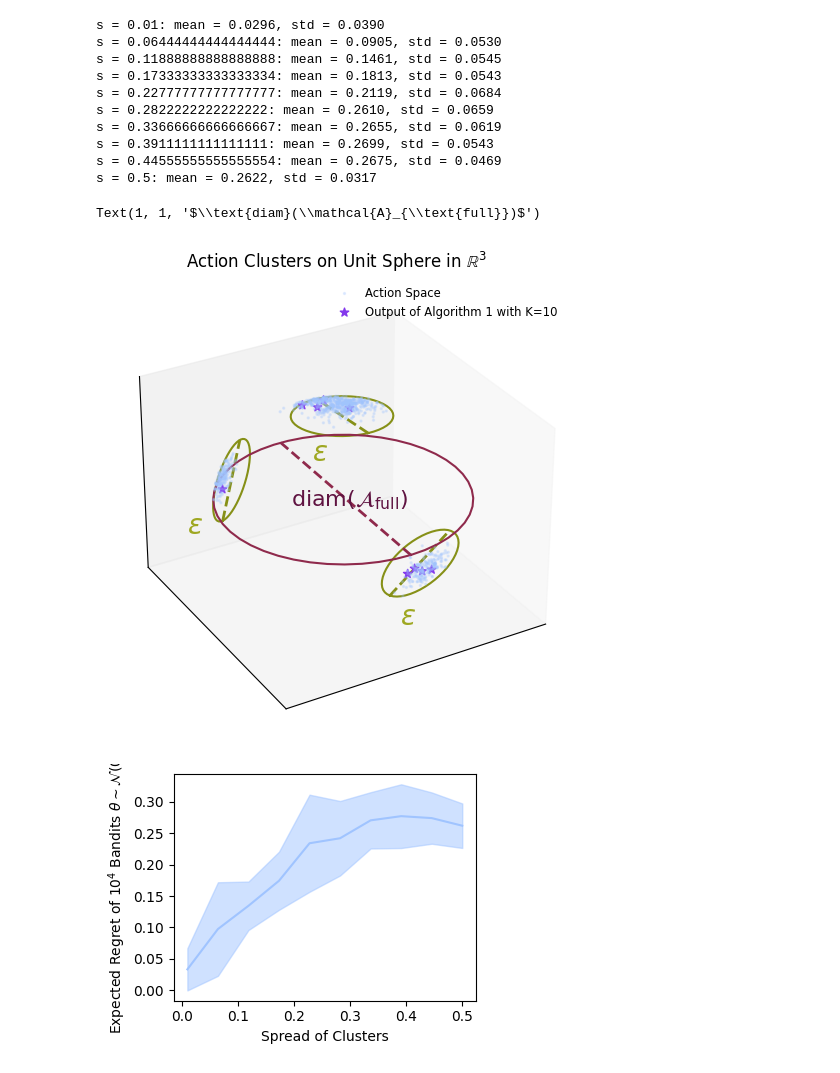
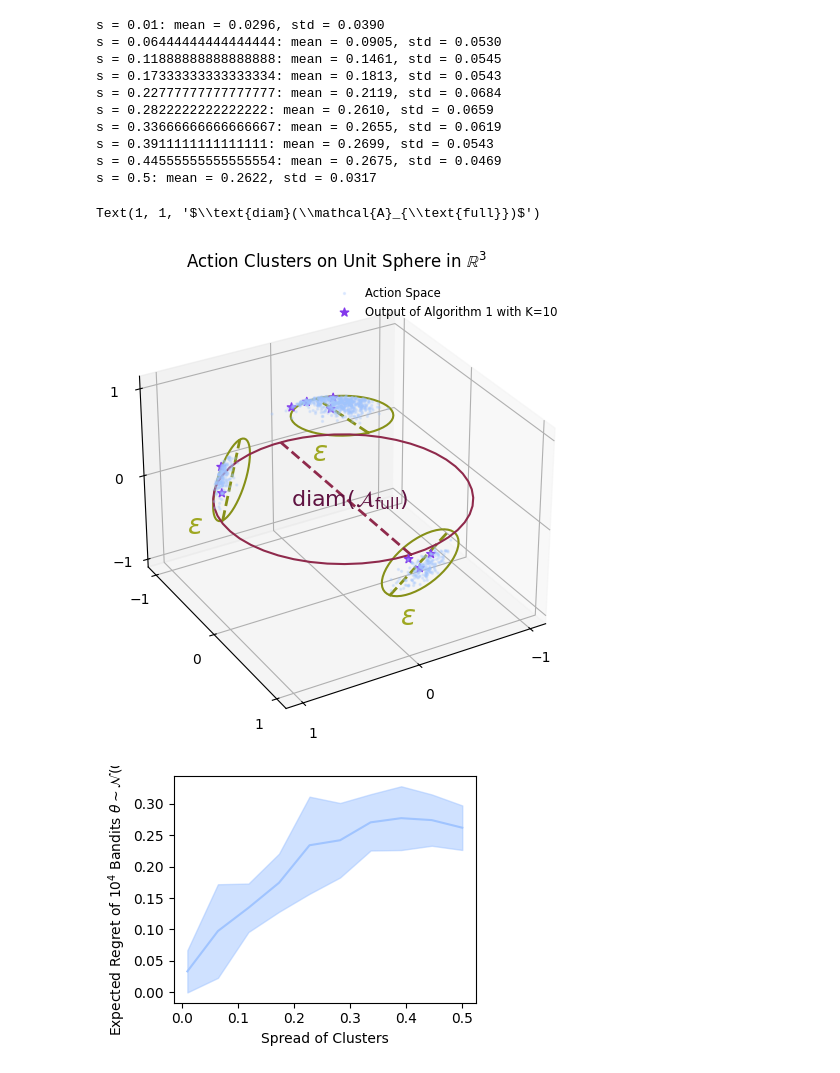
Before and after one commit to Quan-Zhou/Meta-RL-Representative-Action-Selection, a Jupyter notebook: Meta-Bandit/DiameterStudyAppendix.ipynb, the cells around one changed output. Saved outputs shown, nothing was run; the diff lists cells and outputs as text; code cells hidden in the pictures.

```diff
--- a/Meta-Bandit/DiameterStudyAppendix.ipynb
+++ b/Meta-Bandit/DiameterStudyAppendix.ipynb
@@ -132,13 +131,0 @@ points = generate_clusters_on_sphere(n_points=1000, num_clusters=5, spread=0.5,
-# %%
-# Plot
-fig = plt.figure(figsize=(8, 6))
-ax = fig.add_subplot(111, projection='3d')
-scatter = ax.scatter(points[:,0], points[:,1], points[:,2],s=1,alpha=0.5,color= "#A0C4FF" )
-
-fun=simplefunctions(K=10,dim=3,actionspace=points)
-subset_idx=fun.subset
-ax.scatter(points[subset_idx,0], points[subset_idx,1], points[subset_idx,2],marker='*',s=20,alpha=1,color='#8338ec')
-
-# ax.set_title("Random Clusters on Unit Sphere in $\mathbb{R}^3$")
-ax.set_title(r"Random Clusters on Unit Sphere in $\mathbb{R}^3$")
-plt.show()
@@ -181,33 +164,33 @@ s = 0.5: mean = 0.2622, std = 0.0317
 # %%
 fig = plt.figure(figsize=(12, 6))
 
 points = generate_clusters_on_sphere(n_points=1000, num_clusters=5, spread=0.1, center_points=center_points)
 fun=simplefunctions(K=K,dim=3,actionspace=pts)
 subset_idx=fun.subset
 
 ax2 = fig.add_subplot( projection='3d')
 ax2.scatter(points[:, 0], points[:, 1], points[:, 2], s=2, alpha=0.25, color="#A0C4FF",label='Action Space')
 ax2.scatter(points[subset_idx, 0], points[subset_idx, 1], points[subset_idx, 2],marker='*', s=40, alpha=1, color='#8338ec',label='Output of Algorithm 1 with K=10')
 ax2.set_title(r"Action Clusters on Unit Sphere in $\mathbb{R}^3$")
-ax2.set_xticks([]); ax2.set_yticks([]); ax2.set_zticks([]); ax2.grid(False)
+ax2.set_xticks([-1,0,1]); ax2.set_yticks([-1,0,1]); ax2.set_zticks([-1,0,1]); ax2.grid(True)
 ax2.legend(loc='upper right', fontsize='small', frameon=False)
 ax2.view_init(elev=30, azim=60)  # Different view
 # Draw a circle around each center point
 chopped=np.vstack([center_points[0:2],center_points[4:5]])
 for i, cp in enumerate(chopped):
     plot_circle_with_diameter(cp, radius_rad=0.4, color="#869017", ax=ax2)
     # # Add "ε" label slightly offset from center
     label_pos = cp + 0.6 * np.array([1, 1, 0])  # small offset to avoid overlap
     ax2.text(*label_pos, r'$\varepsilon$', color="#9EA721", fontsize=20, weight='bold')
 
 plot_circle_with_diameter([0,0,1], radius_rad=1.5, color="#8F2A4C", ax=ax2)
 clabel_pos = [1,1,1]
 ax2.text(*clabel_pos, r'$\text{diam}(\mathcal{A}_{\text{full}})$', color="#5F1341", fontsize=16, weight='bold')
 
 # plt.savefig("Clusters_intro.pdf", format="pdf", bbox_inches='tight', pad_inches=0, transparent=True)
 # %% [output]
 Text(1, 1, '$\\text{diam}(\\mathcal{A}_{\\text{full}})$')
-[figure, old version]
+[figure, new version]
 # %%
 plt.figure(figsize=(4,3))
 
```
Also changed, not shown: parts of 4 cells of this notebook.
